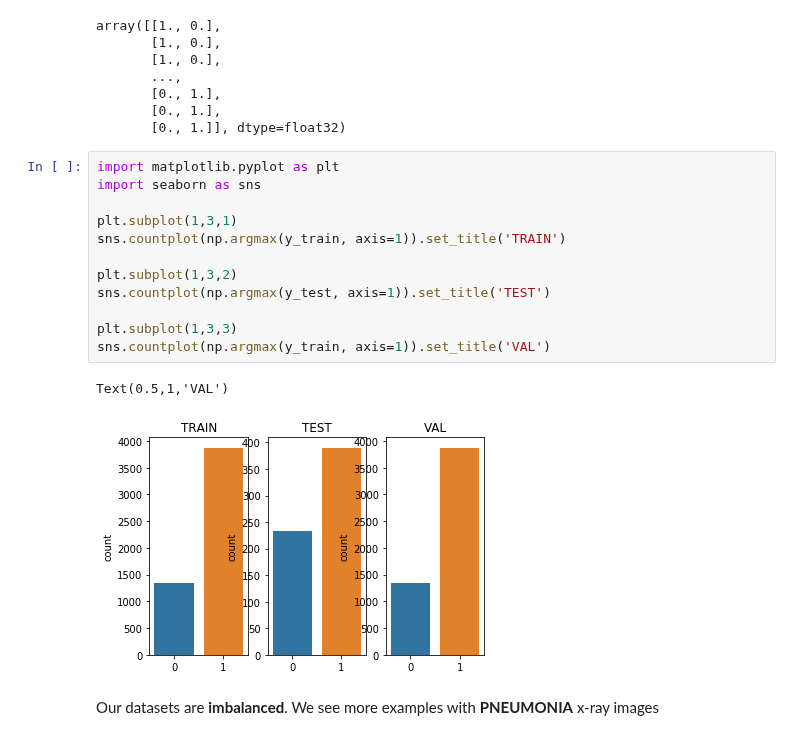
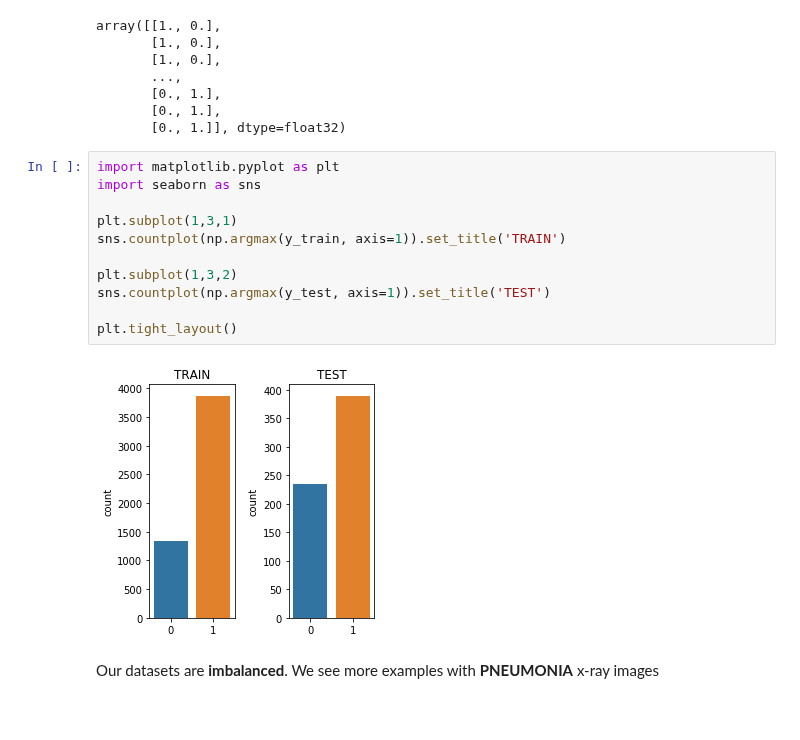
Before and after one commit to unit8co/amld-workshop-pneumonia, a Jupyter notebook: part2_data_prep.ipynb, the cells around one changed output. Drawn from its saved outputs; the diff is of its cells as text; blank space fills up the shorter version.

```diff
--- a/part2_data_prep.ipynb
+++ b/part2_data_prep.ipynb
@@ -199,17 +192,15 @@ array([[1., 0.],
 # %%
 import matplotlib.pyplot as plt
 import seaborn as sns
 
 plt.subplot(1,3,1)
 sns.countplot(np.argmax(y_train, axis=1)).set_title('TRAIN')
 
 plt.subplot(1,3,2)
 sns.countplot(np.argmax(y_test, axis=1)).set_title('TEST')
 
-plt.subplot(1,3,3)
-sns.countplot(np.argmax(y_train, axis=1)).set_title('VAL')
+plt.tight_layout()
 # %% [output]
-Text(0.5,1,'VAL')
-[figure, old version]
+[figure, new version]
 # %% [markdown]
 Our datasets are **imbalanced**. We see more examples with **PNEUMONIA** x-ray images
```
Also changed, not shown: parts of 1 cell of this notebook, 1 other file.
